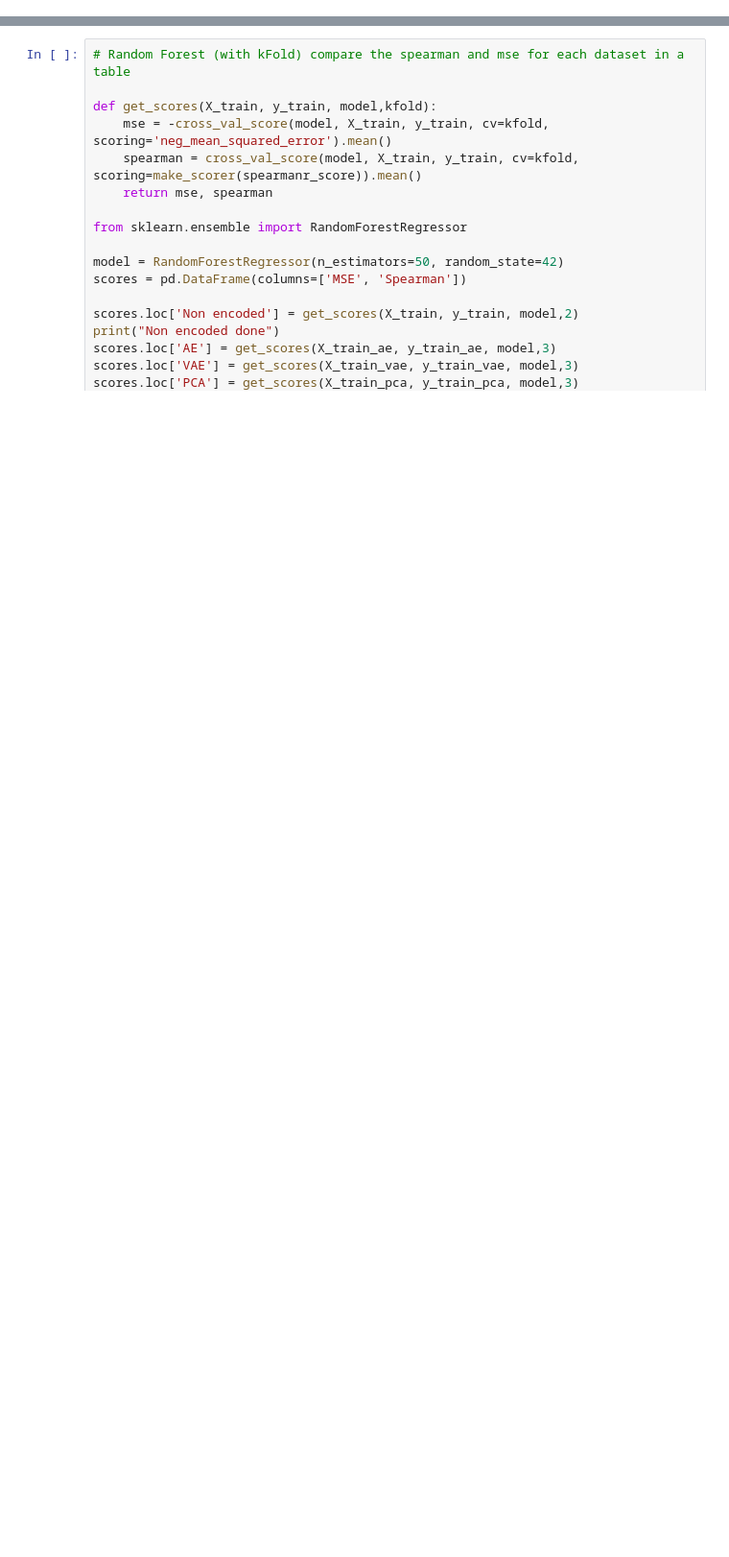
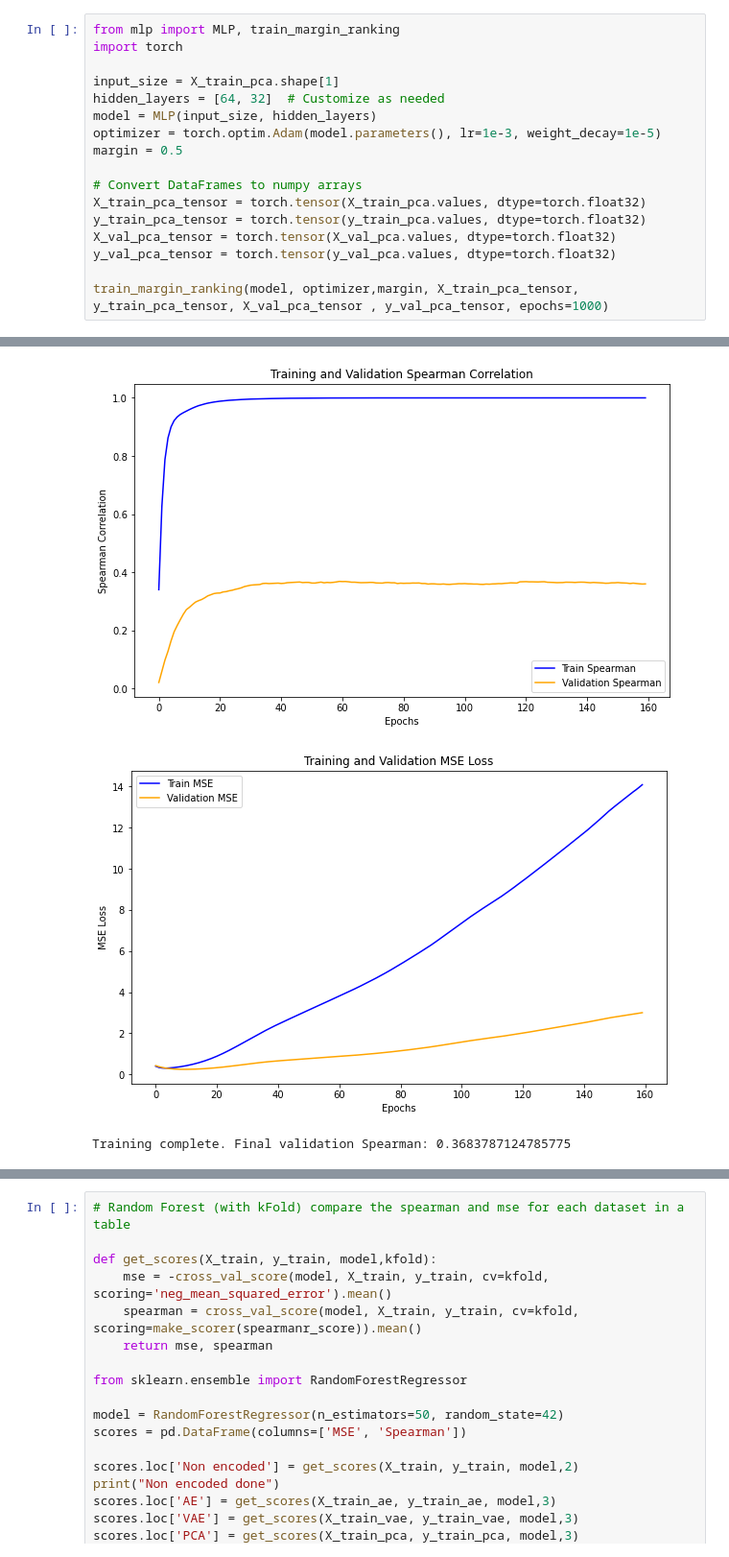
Before and after one commit to oskarboesch/ml-project-2-lol-ml, a Jupyter notebook: src/notebooks/run_encoded.ipynb, the cells around one changed output, grey strips where cells are left out. Shown at 96% size. Cells and saved outputs as stored; diff of their text form; blank space fills up the shorter version.

```diff
--- a/src/notebooks/run_encoded.ipynb
+++ b/src/notebooks/run_encoded.ipynb
@@ -42,0 +45,18 @@ Data loaded
+# %%
+from mlp import MLP, train_margin_ranking
+import torch
+
+input_size = X_train_pca.shape[1]
+hidden_layers = [64, 32]  # Customize as needed
+model = MLP(input_size, hidden_layers)
+optimizer = torch.optim.Adam(model.parameters(), lr=1e-3, weight_decay=1e-5)
+margin = 0.5
+
+# Convert DataFrames to numpy arrays
+X_train_pca_tensor = torch.tensor(X_train_pca.values, dtype=torch.float32)
+y_train_pca_tensor = torch.tensor(y_train_pca.values, dtype=torch.float32)
+X_val_pca_tensor = torch.tensor(X_val_pca.values, dtype=torch.float32)
+y_val_pca_tensor = torch.tensor(y_val_pca.values, dtype=torch.float32)
+
+train_margin_ranking(model, optimizer,margin, X_train_pca_tensor, y_train_pca_tensor, X_val_pca_tensor , y_val_pca_tensor, epochs=1000)
+# %% [output]
@@ -42,0 +80,3 @@ Data loaded
+[figure, added]
+[figure, added]
+Training complete. Final validation Spearman: 0.3683787124785775
```
Also changed, not shown: parts of 4 cells of this notebook, 1 other file.
